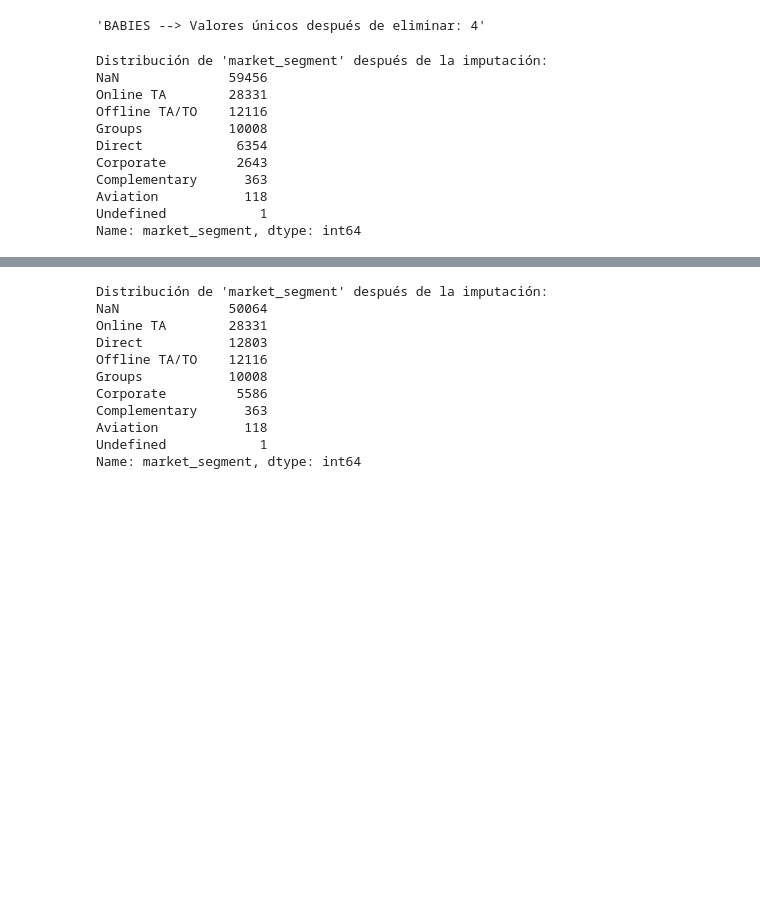
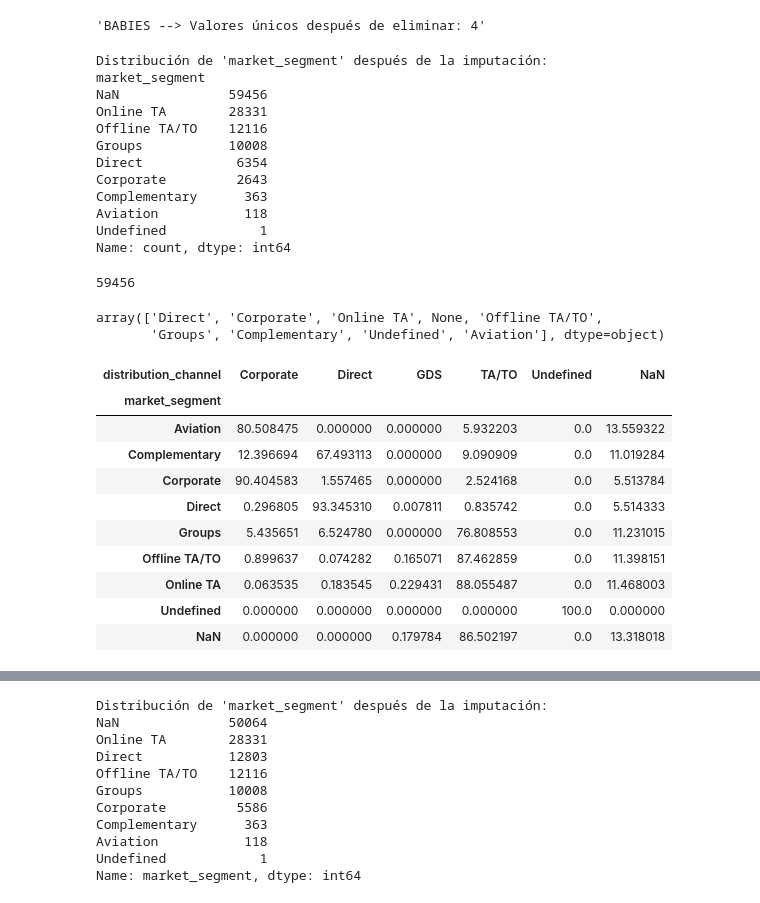
Before and after one commit to carla-caracola/proyecto_analisis_cancelaciones_reservas, a Jupyter notebook: jupyter_notebooks/limpieza_transformacion_carmen.ipynb, the cells around one changed output, grey strips where cells are left out. Saved outputs shown, nothing was run; the diff lists cells and outputs as text; code cells hidden in the pictures; blank space fills up the shorter version.

```diff
--- a/jupyter_notebooks/limpieza_transformacion_carmen.ipynb
+++ b/jupyter_notebooks/limpieza_transformacion_carmen.ipynb
@@ -20,7 +20,7 @@ import matplotlib.pyplot as plt
 # -----------------------------------------------------------------------
 pd.set_option('display.max_columns', None) # para poder visualizar todas las columnas de los DataFrames
 # %%
-df = pd.read_csv("data/finanzas_hotel_bookings.csv", index_col=0, low_memory=False)
+df = pd.read_csv("../data/finanzas_hotel_bookings.csv", index_col=0, low_memory=False)
 # %%
 # Eliminamos ultimas filas que tienen en su mayoría valores nulos y no sirven para el análisis
 df = df.iloc[:119390]
@@ -80,6 +80,7 @@ print("\nDistribución de 'market_segment' después de la imputación:")
 print(df['market_segment'].value_counts(dropna=False))
 # %% [output]
 Distribución de 'market_segment' después de la imputación:
+market_segment
 NaN              59456
 Online TA        28331
 Offline TA/TO    12116
@@ -89,7 +90,7 @@ Corporate         2643
 Complementary      363
 Aviation           118
 Undefined            1
-Name: market_segment, dtype: int64
+Name: count, dtype: int64
 # %%
 # Función para imputar valores en la columna 'market_segment'
 def imputar_market_segment(row):
@@ -130,3 +131,29 @@ def imputar_distribution_channel(row):
 
 # Aplicar la función al DataFrame
 df['distribution_channel'] = df.apply(imputar_distribution_channel, axis=1)
+# %%
+df['market_segment'].isnull().sum()
+# %% [output]
+59456
+# %%
+df['market_segment'].unique()
+# %% [output]
+array(['Direct', 'Corporate', 'Online TA', None, 'Offline TA/TO',
+       'Groups', 'Complementary', 'Undefined', 'Aviation'], dtype=object)
+# %%
+# Crear la tabla de contingencia con porcentajes
+tabla_contingencia_pct = pd.crosstab(df['market_segment'], df['distribution_channel'], normalize='index', dropna=False) * 100
+# Mostrar la tabla de contingencia en porcentajes
+tabla_contingencia_pct
+# %% [output]
+| distribution_channel | Corporate | Direct | GDS | TA/TO | Undefined | NaN |
+| market_segment |  |  |  |  |  |  |
+| Aviation | 80.508475 | 0.000000 | 0.000000 | 5.932203 | 0.0 | 13.559322 |
+| Complementary | 12.396694 | 67.493113 | 0.000000 | 9.090909 | 0.0 | 11.019284 |
+| Corporate | 90.404583 | 1.557465 | 0.000000 | 2.524168 | 0.0 | 5.513784 |
+| Direct | 0.296805 | 93.345310 | 0.007811 | 0.835742 | 0.0 | 5.514333 |
+| Groups | 5.435651 | 6.524780 | 0.000000 | 76.808553 | 0.0 | 11.231015 |
+| Offline TA/TO | 0.899637 | 0.074282 | 0.165071 | 87.462859 | 0.0 | 11.398151 |
+| Online TA | 0.063535 | 0.183545 | 0.229431 | 88.055487 | 0.0 | 11.468003 |
+| Undefined | 0.000000 | 0.000000 | 0.000000 | 0.000000 | 100.0 | 0.000000 |
+| NaN | 0.000000 | 0.000000 | 0.179784 | 86.502197 | 0.0 | 13.318018 |
```
Also changed, not shown: parts of 2 cells of this notebook.
